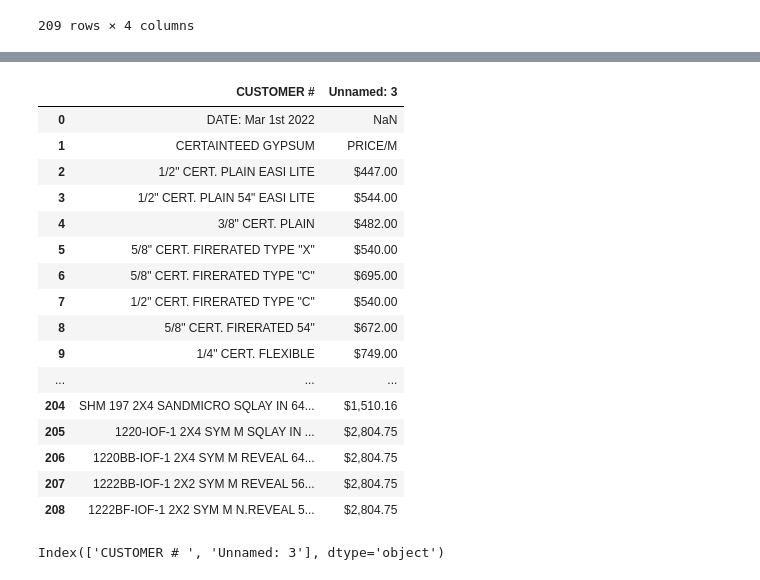
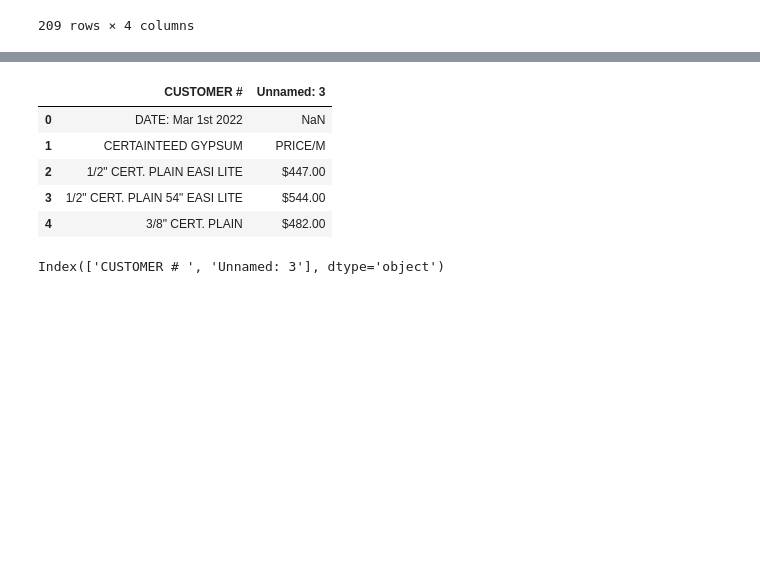
Before and after one commit to blombard24/Supplier-pricelist-cleaner, a Jupyter notebook: Price_list_cleaning_script.ipynb, the cells around one changed output, grey strips where cells are left out. Saved outputs shown, nothing was run; the diff lists cells and outputs as text; code cells hidden in the pictures; blank space fills up the shorter version.

```diff
--- a/Price_list_cleaning_script.ipynb
+++ b/Price_list_cleaning_script.ipynb
@@ -54,25 +54,14 @@ df.head()
 # %%
 pd.set_option('display.max_rows', None)
 # %%
-df
+df.head()
 # %% [output]
 |  | CUSTOMER # | Unnamed: 3 |
 | 0 | DATE: Mar 1st 2022 | NaN |
 | 1 | CERTAINTEED GYPSUM | PRICE/M |
 | 2 | 1/2" CERT. PLAIN EASI LITE | $447.00 |
 | 3 | 1/2" CERT. PLAIN 54" EASI LITE | $544.00 |
 | 4 | 3/8" CERT. PLAIN | $482.00 |
-| 5 | 5/8" CERT. FIRERATED TYPE "X" | $540.00 |
-| 6 | 5/8" CERT. FIRERATED TYPE "C" | $695.00 |
-| 7 | 1/2" CERT. FIRERATED TYPE "C" | $540.00 |
-| 8 | 5/8" CERT. FIRERATED 54" | $672.00 |
-| 9 | 1/4" CERT. FLEXIBLE | $749.00 |
-| ... | ... | ... |
-| 204 | SHM 197 2X4 SANDMICRO SQLAY IN 64... | $1,510.16 |
-| 205 | 1220-IOF-1 2X4 SYM M SQLAY IN ... | $2,804.75 |
-| 206 | 1220BB-IOF-1 2X4 SYM M REVEAL 64... | $2,804.75 |
-| 207 | 1222BB-IOF-1 2X2 SYM M REVEAL 56... | $2,804.75 |
-| 208 | 1222BF-IOF-1 2X2 SYM M N.REVEAL 5... | $2,804.75 |
 # %%
 df.columns
 # %% [output]
```
Also changed, not shown: parts of 2 cells of this notebook.
